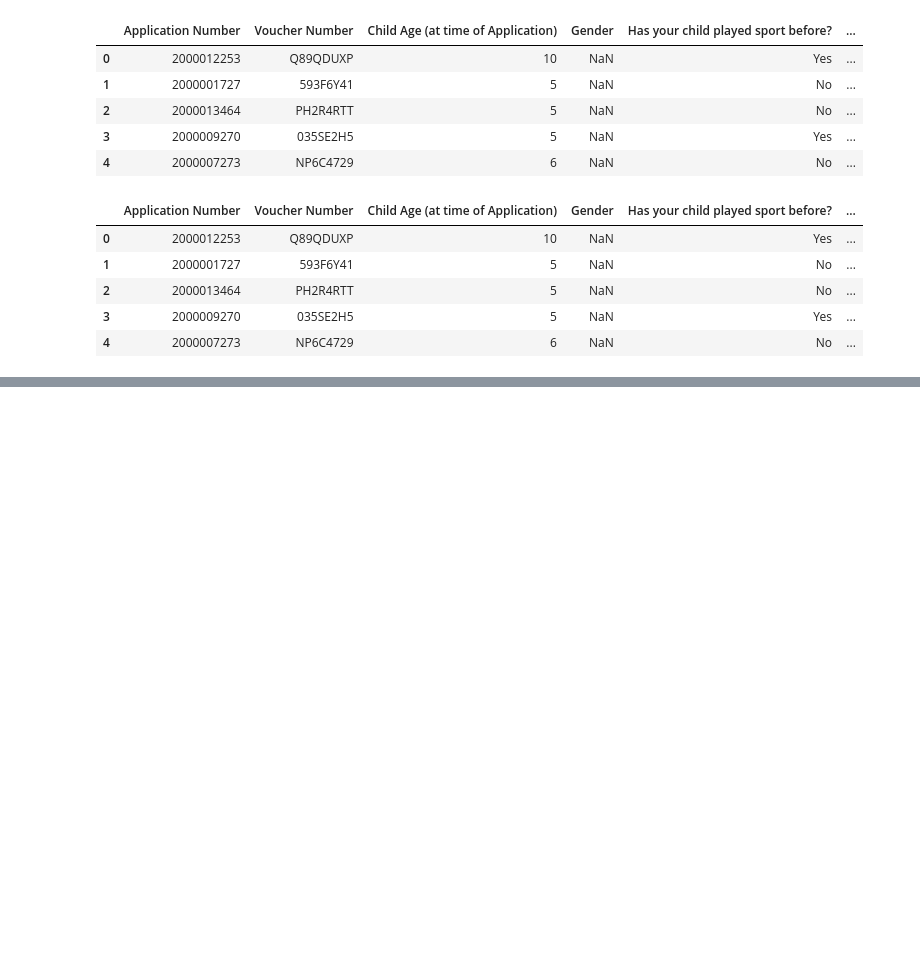
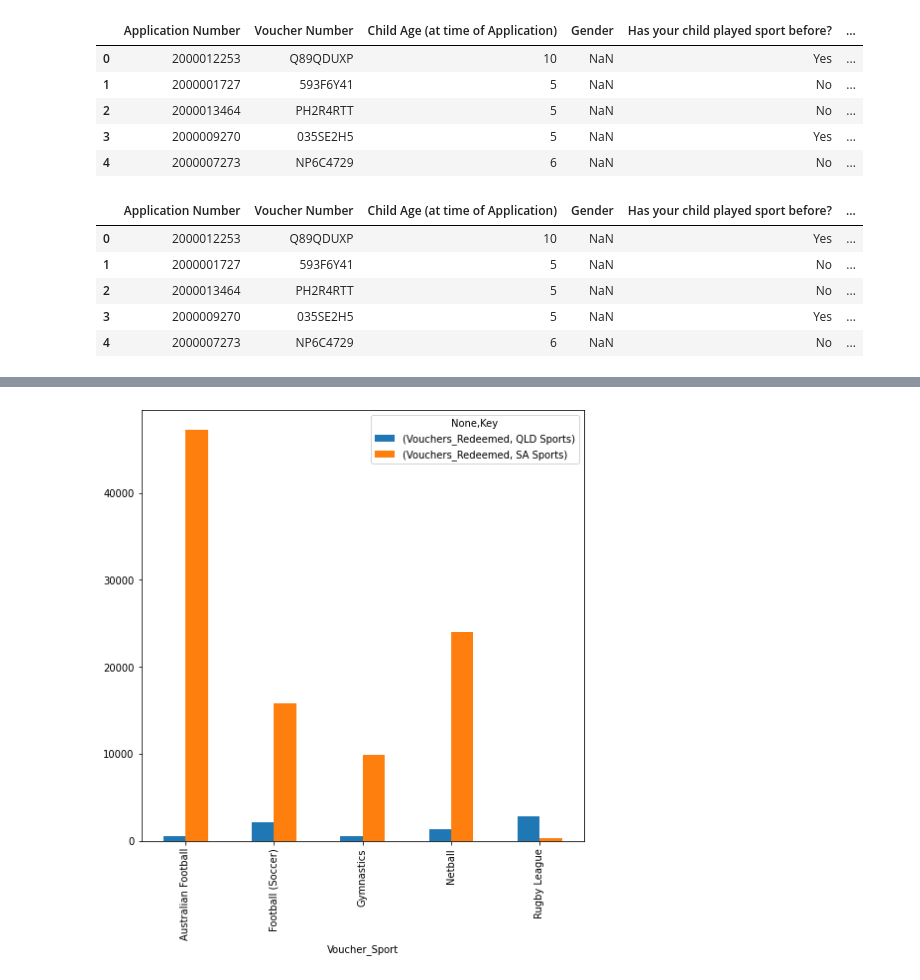
Before and after one commit to MQCOMP2200-S2-2021/data-science-portfolio-liamstrang, a Jupyter notebook: Portfolio 2.ipynb, the cells around one changed output, grey strips where cells are left out. Saved outputs shown, nothing was run; the diff lists cells and outputs as text; code cells hidden in the pictures; blank space fills up the shorter version.

Commit message:
Added a comparison to show the differences in sports chosen between SA and QLD

```diff
--- a/Portfolio 2.ipynb
+++ b/Portfolio 2.ipynb
@@ -124,9 +124,9 @@ plt.show()
 # %% [markdown]
 The amount of vouchers redeemed based on each sport played
 # %%
-topSports = sa_vouchers_scores.groupby(['Voucher_Sport']).size().reset_index(name='Vouchers_Redeemed')
-topSports = topSports.sort_values(by='Vouchers_Redeemed', ascending=False)
-topSports.head()
+topSportsSA = sa_vouchers_scores.groupby(['Voucher_Sport']).size().reset_index(name='Vouchers_Redeemed')
+topSportsSA = topSportsSA.sort_values(by='Vouchers_Redeemed', ascending=False)
+topSportsSA.head()
 # %% [output]
 |  | Voucher_Sport | Vouchers_Redeemed |
 | 2 | Australian Rules | 47224 |
@@ -235,0 +271,6 @@ qld_vouchers_scores.head()
+# %%
+topSportsQld = qld_vouchers_scores.groupby(['Participation Activity']).size().reset_index(name='Vouchers_Redeemed')
+topSportsQld = topSportsQld.sort_values(by='Vouchers_Redeemed', ascending=False)
+topSportsQld = topSportsQld.rename(columns={'Participation Activity': 'Voucher_Sport'})
+topSportsQld = topSportsQld.head()
+topSportsQld
@@ -235,0 +284,4 @@ qld_vouchers_scores.head()
+# %%
+SA_Match_QLD = topSportsSA.loc[[33,15,27,2,17]]
+SA_Match_QLD = SA_Match_QLD.replace({'Australian Rules':'Australian Football'})
+SA_Match_QLD
@@ -235,0 +295,12 @@ qld_vouchers_scores.head()
+# %%
+topSportsQld['Key'] = 'QLD Sports'
+SA_Match_QLD['Key'] = 'SA Sports'
+
+both = pd.concat([topSportsQld,SA_Match_QLD],keys=['QLD Sports','SA Sports'])
+
+bothGroup = both.groupby(['Voucher_Sport','Key'])
+
+comparePlot = bothGroup.sum().unstack('Key').plot(kind='bar', figsize=(8,8))
+plt.show()
+# %% [output]
+[figure, added]
```
Also changed, not shown: parts of 9 cells of this notebook.
